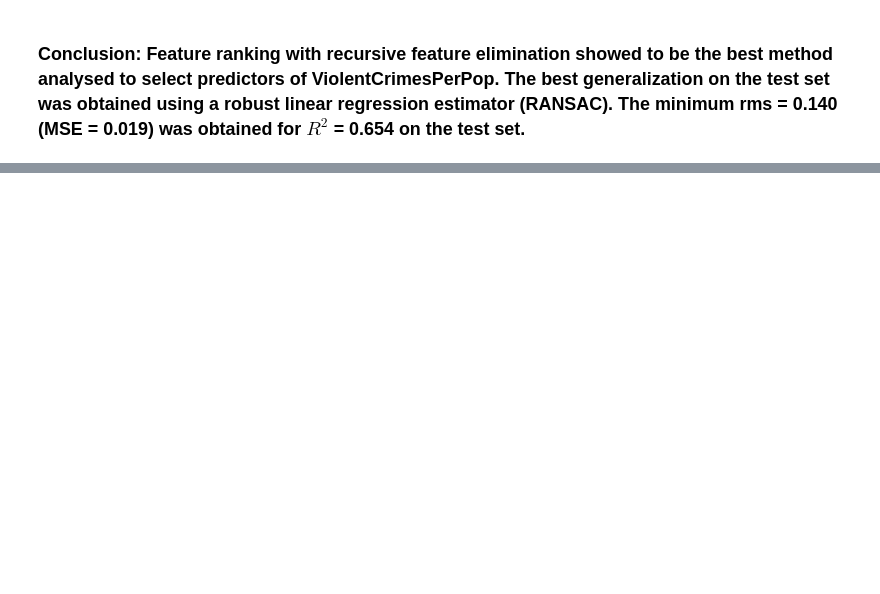
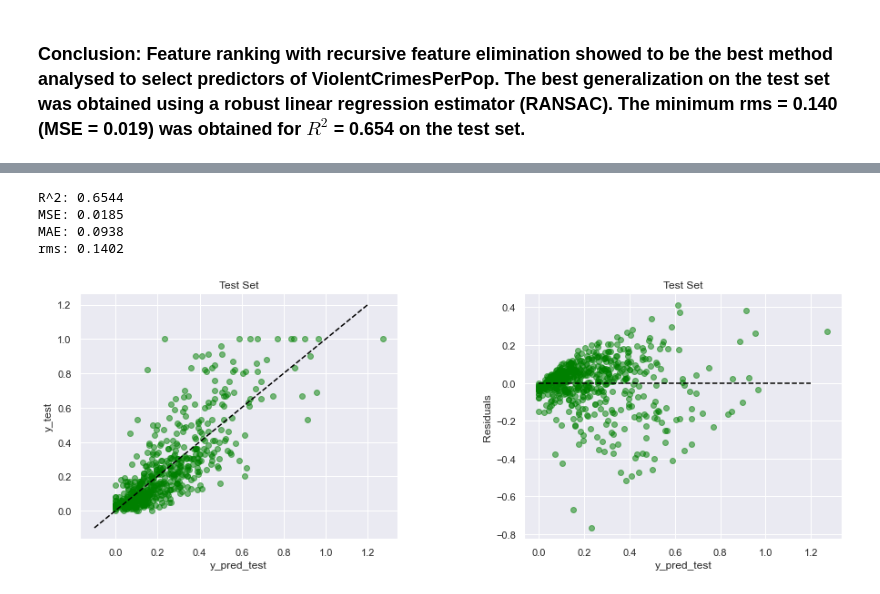
Before and after one commit to aditya0520/Regression-Analysis-of-Crime-Data, a Jupyter notebook: final.ipynb, the cells around one changed output, grey strips where cells are left out. Cells and saved outputs as stored; diff of their text form; code cells hidden in the pictures; blank space fills up the shorter version.

```diff
--- a/final.ipynb
+++ b/final.ipynb
@@ -444,0 +563,36 @@ rms: 0.1437
+# %%
+y_pred_test = model.predict(X_test)
+# Correction: y_pred (per capita violent crimes) can not assume negative values
+y_pred_test[y_pred_test < 0] = 0
+
+nrp = X_test.shape[1]+1
+rms = np.sqrt(sum((y_test-y_pred_test)**2)/(len(y_test)-nrp))
+
+print('R^2: %.4f' % r2_score(y_test,y_pred_test))
+print('MSE: %.4f' % mean_squared_error(y_test,y_pred_test))
+print('MAE: %.4f' % mean_absolute_error(y_test,y_pred_test))
+print('rms: %.4f' % rms)
+
+plt.figure(figsize=(15, 10))
+ax1 = plt.subplot(121)
+ax1.scatter(y_pred_test, y_test, c = 'green', alpha = 0.5)
+ax1.plot((-0.1,1.2),(-0.1,1.2), c = 'black', linestyle = 'dashed')
+ax1.set_title('Test Set')
+ax1.set_xlabel('y_pred_test')
+ax1.set_ylabel('y_test')
+
+ax2 = plt.subplot(122)
+ax2.scatter(y_pred_test, y_pred_test - y_test, c = 'green', alpha = 0.5)
+ax2.plot((0,1.2),(0,0), c = 'black', linestyle = 'dashed')
+ax2.set_title('Test Set')
+ax2.set_xlabel('y_pred_test')
+ax2.set_ylabel('Residuals')
+
+plt.subplots_adjust(wspace=0.4, top=0.5)
+plt.show()
+# %% [output]
+R^2: 0.6544
+MSE: 0.0185
+MAE: 0.0938
+rms: 0.1402
+[figure, added]
```
Also changed, not shown: parts of 24 cells of this notebook.
